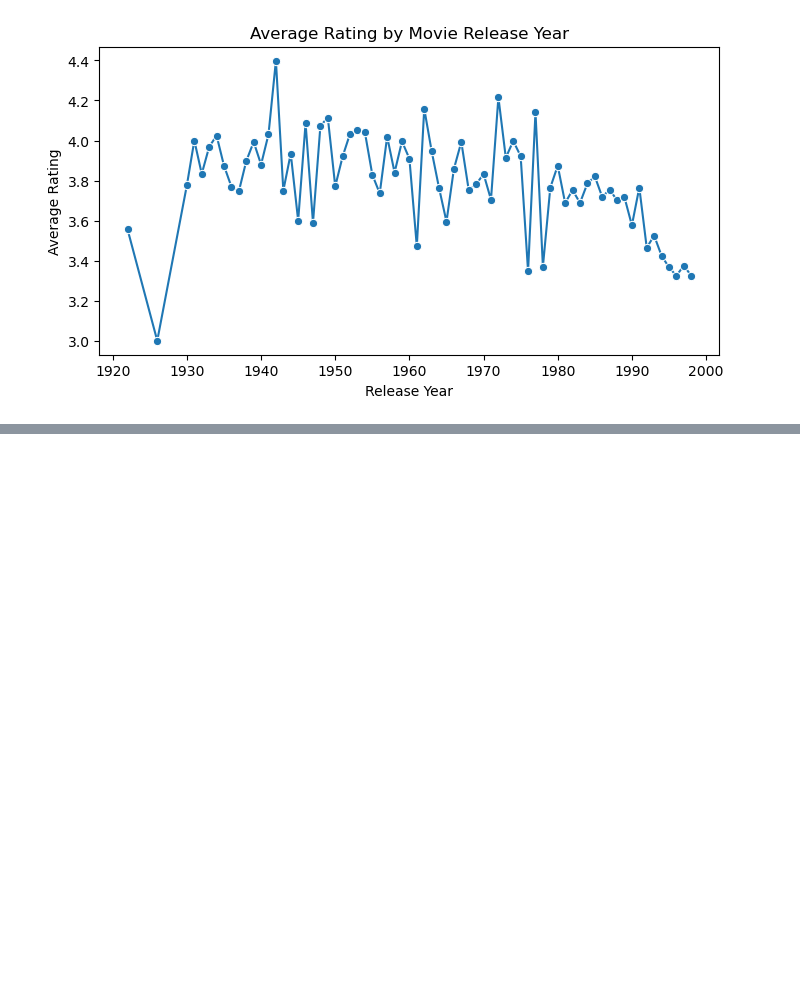
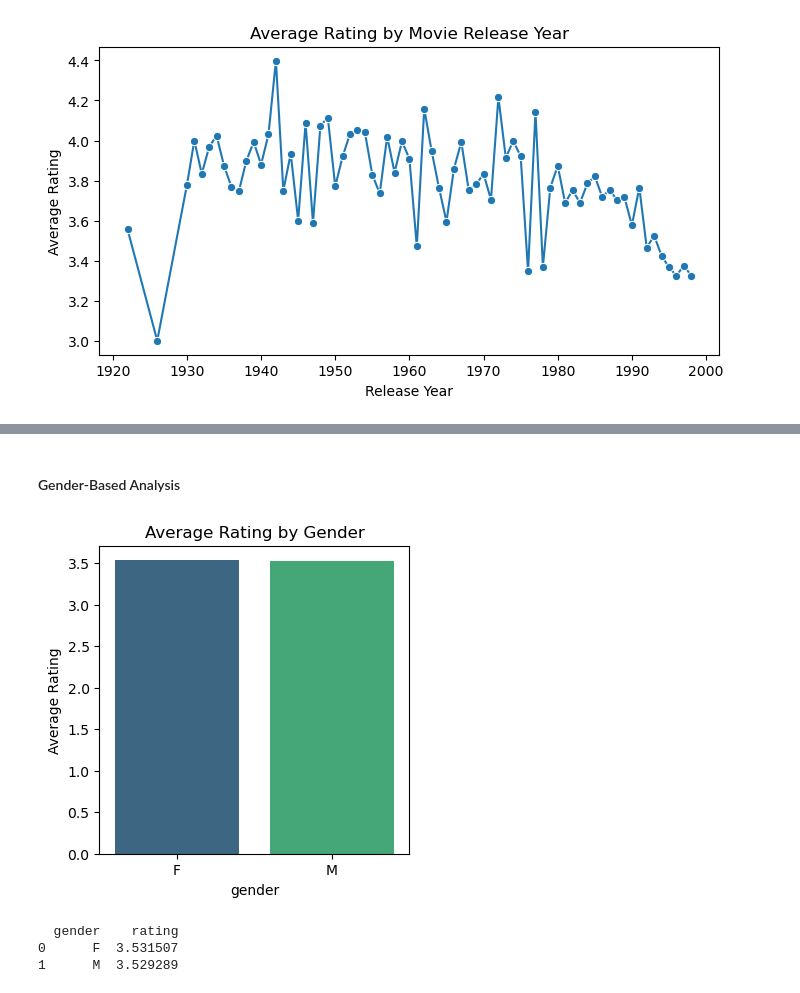
Before and after one commit to asimjamal/MovieLens-100K-Review-Analysis, a Jupyter notebook: MovieLens100k Analysis.ipynb, the cells around one changed output, grey strips where cells are left out. Drawn from its saved outputs; the diff is of its cells as text; code cells hidden in the pictures; blank space fills up the shorter version.

```diff
--- a/MovieLens100k Analysis.ipynb
+++ b/MovieLens100k Analysis.ipynb
@@ -168,0 +191,17 @@ plt.show()
+# %% [markdown]
+#### Gender-Based Analysis
+# %%
+gender_avg = data.groupby("gender")["rating"].mean().reset_index()
+
+plt.figure(figsize=(4,4))
+sns.barplot(x="gender", y="rating", data=gender_avg, palette="viridis")
+plt.title("Average Rating by Gender")
+plt.ylabel("Average Rating")
+plt.show()
+
+print(gender_avg)
+# %% [output]
+[figure, added]
+  gender    rating
+0      F  3.531507
+1      M  3.529289
```
Also changed, not shown: parts of 16 cells of this notebook.
